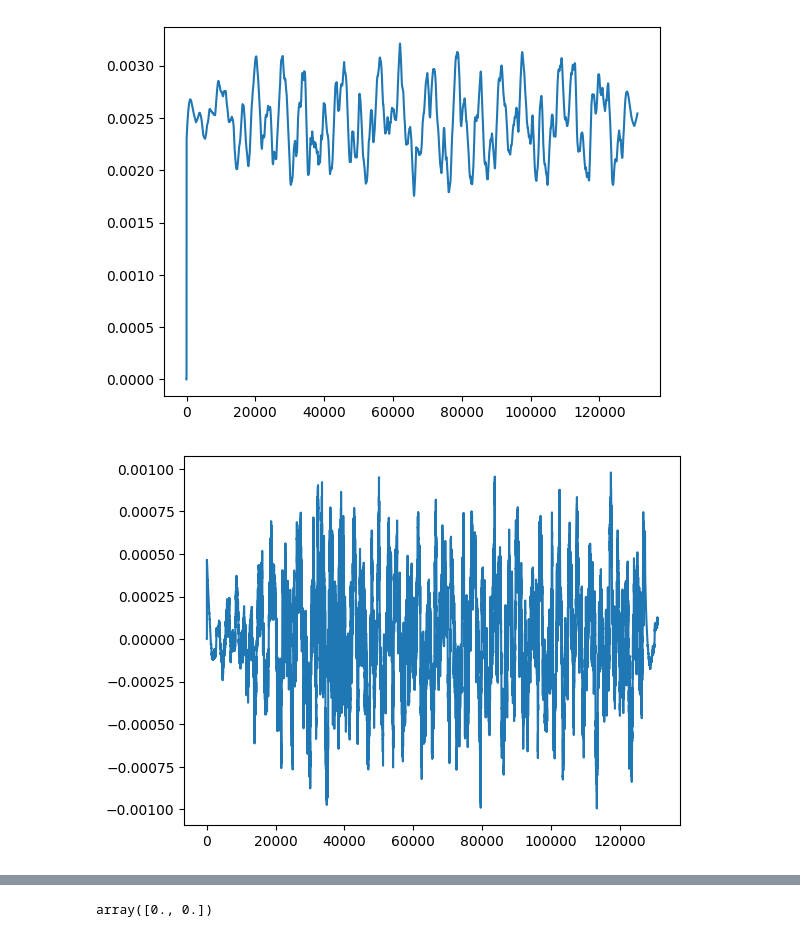
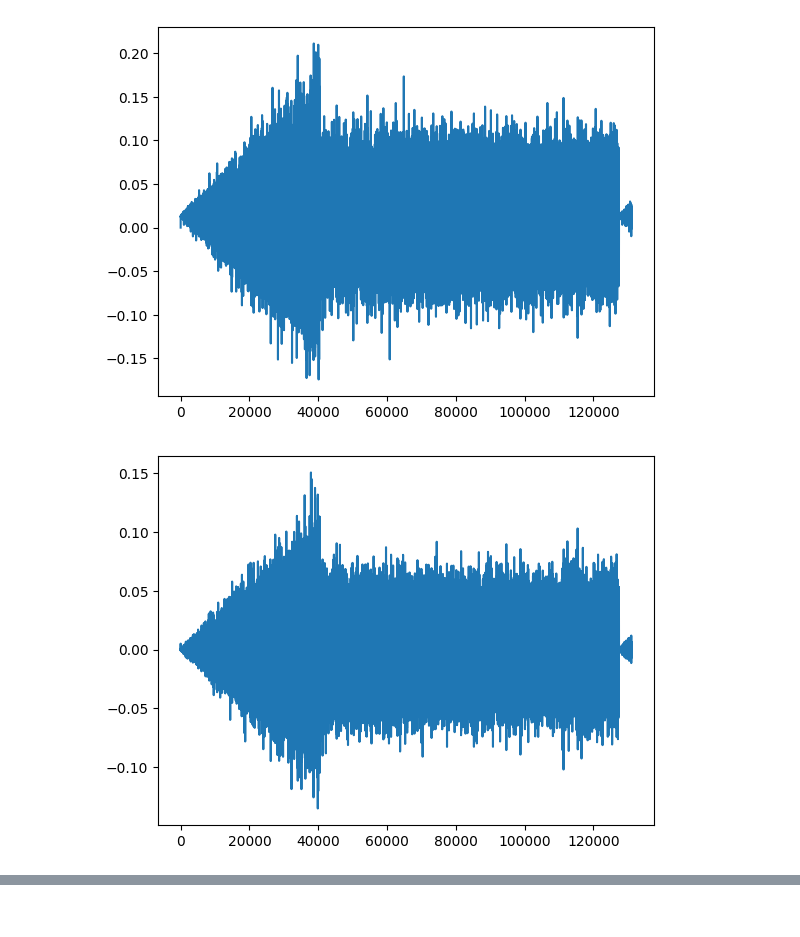
Before and after one commit to JPMellink97/mscth, a Jupyter notebook: SilverBoxPhys.ipynb, the cells around one changed output, grey strips where cells are left out. Cells and saved outputs as stored; diff of their text form; code cells hidden in the pictures.

```diff
--- a/SilverBoxPhys.ipynb
+++ b/SilverBoxPhys.ipynb
@@ -30,50 +30,40 @@ V2 = data[:,1]
 N = V1.shape[0]
 fs = 610.35
 dt = 1/fs
-t = np.linspace(0,dt*N,N)
+t = np.linspace(0,dt*(N-1),N)
 # %%
 silver_data = System_data(u=V1,y=V2)
 train, _ = silver_data.train_test_split(split_fraction=0)
 
 samples = train.u.shape[0]
-y0 = [train.y[0], 0.0005]
+y0 = [train.y[0], 0]
 # %%
 # initialize system's parameters
 a1 = -1  #-0.764  # 0.443
 a2 = -1  #-0.892  #-0.691
 a3 = -1  # 0.797  # 1.407
-b1 = 0.2  # 0.201  # 0.314
+b1 = 1  # 0.201  # 0.314
 
-def silverbox(x, t, u):
+k = np.arange(0,samples,1)
+
+def silverbox(x, t):
     x1 = x[0]
     x2 = x[1]
     dx1 = x2
-    dx2 = a1*x2 + a2*x1 + a3*(x1**3) + b1*u
+    dx2 = a1*x2 + a2*x1 + a3*(x1**3) + b1*train.u[int(t)]
     return [dx1, dx2]
 
 # y0 is our initial state
-y_hat = np.zeros((samples+1,2))
-
-for i in range(1,samples):
-    tspan = [t[i-1], t[i]]
-
-    _, y_hat[i+1,:] = odeint(silverbox, y0=y0, t=tspan, args=(train.u[i],))
-
-    y0 = y_hat[i+1,:]
+y_hat = odeint(silverbox, y0=y0, t=k)
 
 plt.plot(y_hat[:,0])
 plt.show()
 plt.plot(y_hat[:,1])
 plt.show()
 plt.plot(train.y)
 plt.show()
 # %% [output]
-[figure, old version]
+[figure, new version]
-[figure, old version]
+[figure, new version]
 [figure]
-# %%
-y_hat = np.zeros((samples,2))
-y_hat[0,:]
-# %% [output]
-array([0., 0.])
 # %%
```
Also changed, not shown: parts of 1 cell of this notebook, 2 other files.
